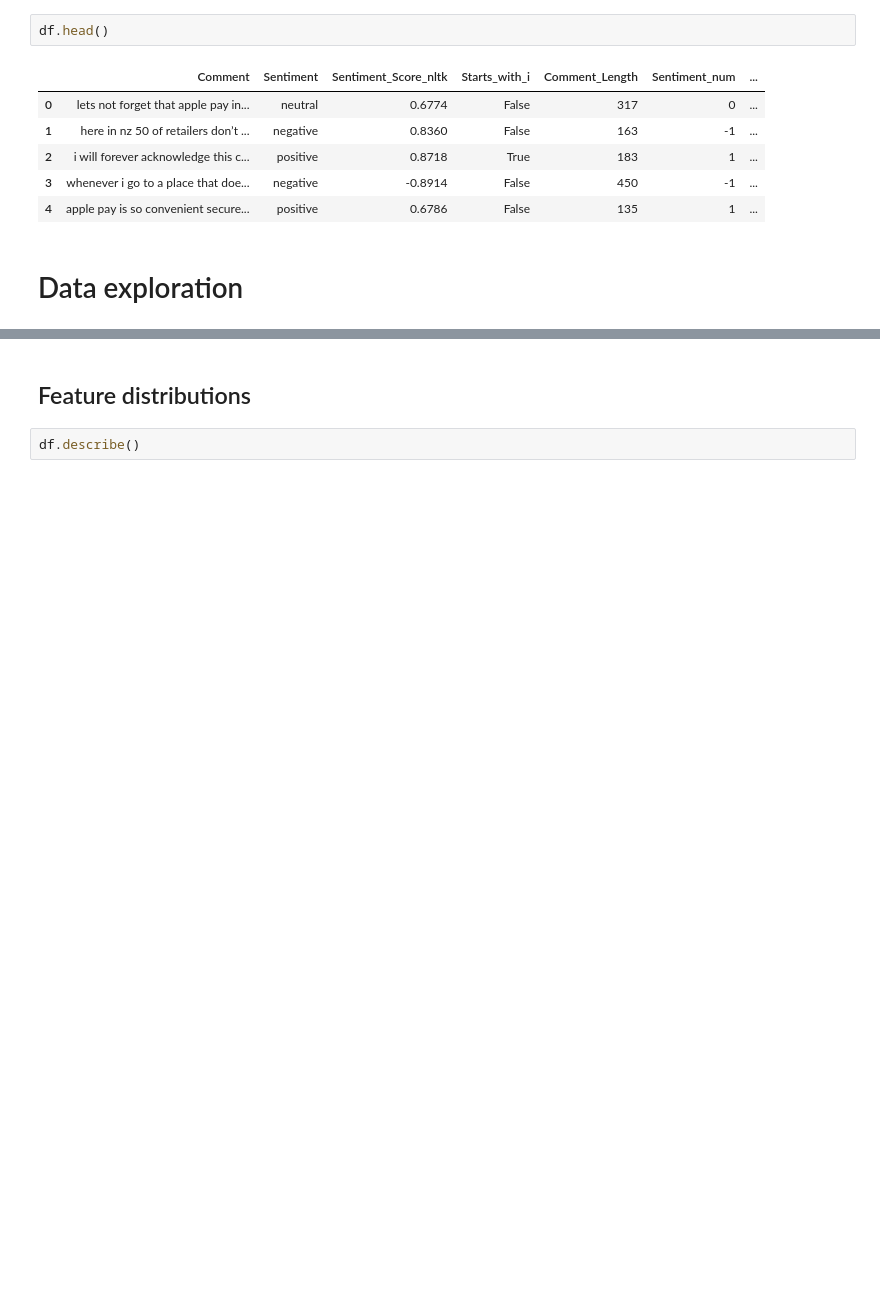
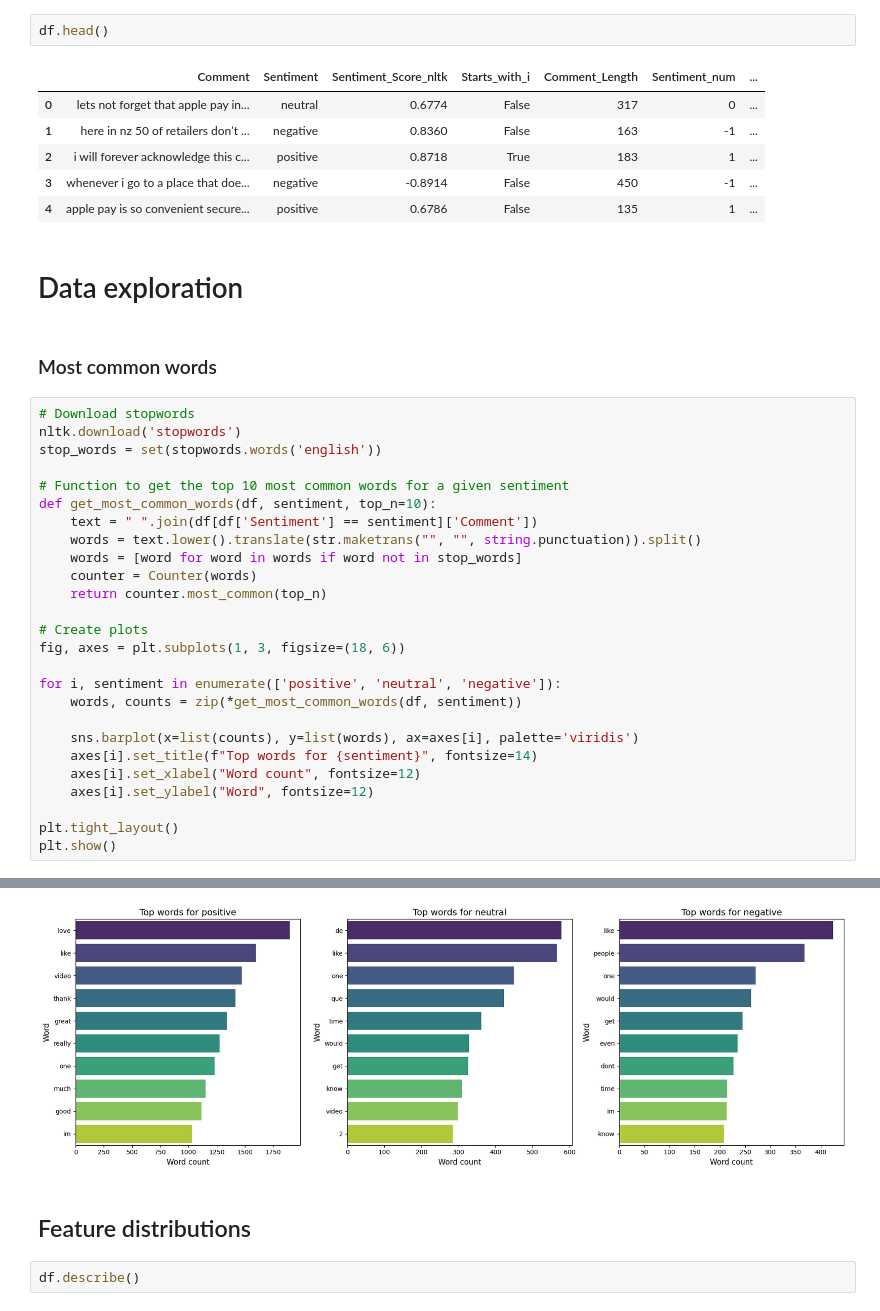
Before and after one commit to sirkoliliana/YouTubeCommentsClassification, a Jupyter notebook: budowa_1_1_3.ipynb, the cells around one changed output, grey strips where cells are left out. Cells and saved outputs as stored; diff of their text form; blank space fills up the shorter version.

```diff
--- a/budowa_1_1_3.ipynb
+++ b/budowa_1_1_3.ipynb
@@ -179,3 +183,32 @@ df.head()
 | 4 | apple pay is so convenient secure... | positive | 0.6786 | False | 135 | 1 | ... |
 # %% [markdown]
 # Data exploration
+# %% [markdown]
+### Most common words
+# %%
+# Download stopwords
+nltk.download('stopwords')
+stop_words = set(stopwords.words('english'))
+
+# Function to get the top 10 most common words for a given sentiment
+def get_most_common_words(df, sentiment, top_n=10):
+    text = " ".join(df[df['Sentiment'] == sentiment]['Comment'])
+    words = text.lower().translate(str.maketrans("", "", string.punctuation)).split()
+    words = [word for word in words if word not in stop_words]
+    counter = Counter(words)
+    return counter.most_common(top_n)
+
+# Create plots
+fig, axes = plt.subplots(1, 3, figsize=(18, 6))
+
+for i, sentiment in enumerate(['positive', 'neutral', 'negative']):
+    words, counts = zip(*get_most_common_words(df, sentiment))
+
+    sns.barplot(x=list(counts), y=list(words), ax=axes[i], palette='viridis')
+    axes[i].set_title(f"Top words for {sentiment}", fontsize=14)
+    axes[i].set_xlabel("Word count", fontsize=12)
+    axes[i].set_ylabel("Word", fontsize=12)
+
+plt.tight_layout()
+plt.show()
+# %% [output]
@@ -182,3 +218,4 @@ df.head()
+[figure, added]
 # %% [markdown]
 ## Feature distributions
 # %%
```
Also changed, not shown: parts of 22 cells of this notebook.
